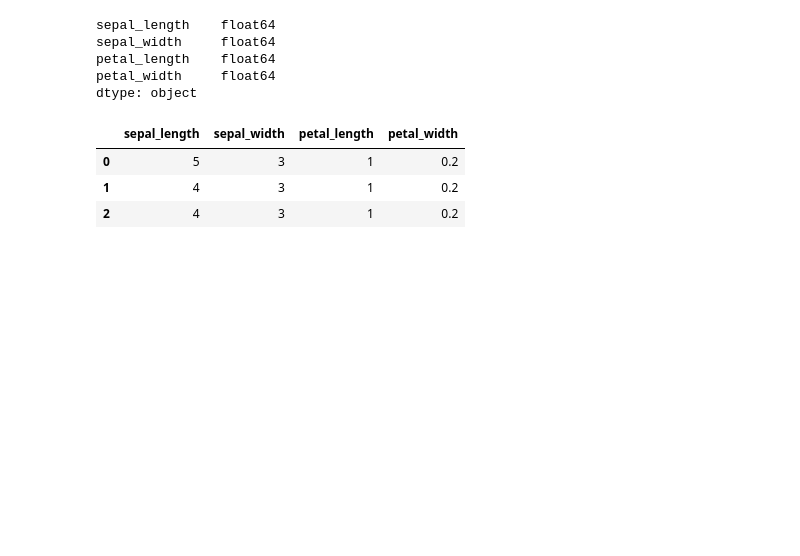
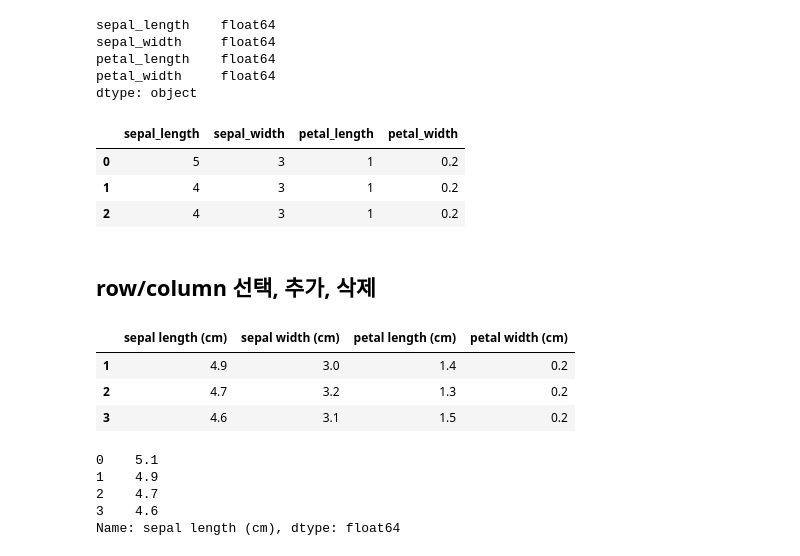
Before and after one commit to aprilslab/pythonStudy, a Jupyter notebook: 파이썬 한권으로 끝내기/제2장 데이터 핸들링/제2절 DataFrame 기본.ipynb, the cells around one changed output. Cells and saved outputs as stored; diff of their text form; code cells hidden in the pictures; blank space fills up the shorter version.

```diff
--- a/파이썬 한권으로 끝내기/제2장 데이터 핸들링/제2절 DataFrame 기본.ipynb
+++ b/파이썬 한권으로 끝내기/제2장 데이터 핸들링/제2절 DataFrame 기본.ipynb
@@ -217,3 +219,22 @@ iris.head(3)
 | 0 | 5 | 3 | 1 | 0.2 |
 | 1 | 4 | 3 | 1 | 0.2 |
 | 2 | 4 | 3 | 1 | 0.2 |
+# %% [markdown]
+## row/column 선택, 추가, 삭제
+# %%
+iris = load_iris()
+iris = pd.DataFrame(iris.data, columns=iris.feature_names)
+iris[1:4]
+# %% [output]
+|  | sepal length (cm) | sepal width (cm) | petal length (cm) | petal width (cm) |
+| 1 | 4.9 | 3.0 | 1.4 | 0.2 |
+| 2 | 4.7 | 3.2 | 1.3 | 0.2 |
+| 3 | 4.6 | 3.1 | 1.5 | 0.2 |
+# %%
+iris['sepal length (cm)'].head(4)
+# %% [output]
+0    5.1
+1    4.9
+2    4.7
+3    4.6
+Name: sepal length (cm), dtype: float64
```
Also changed, not shown: parts of 3 cells of this notebook, 2 other files.
